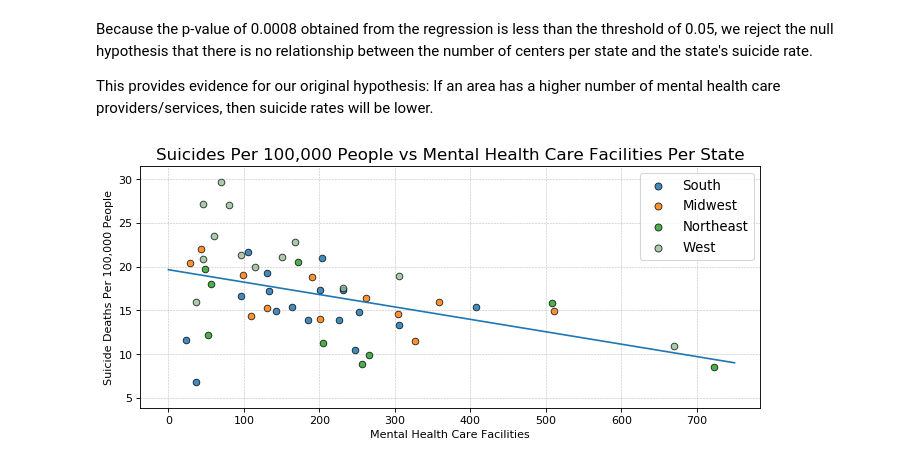
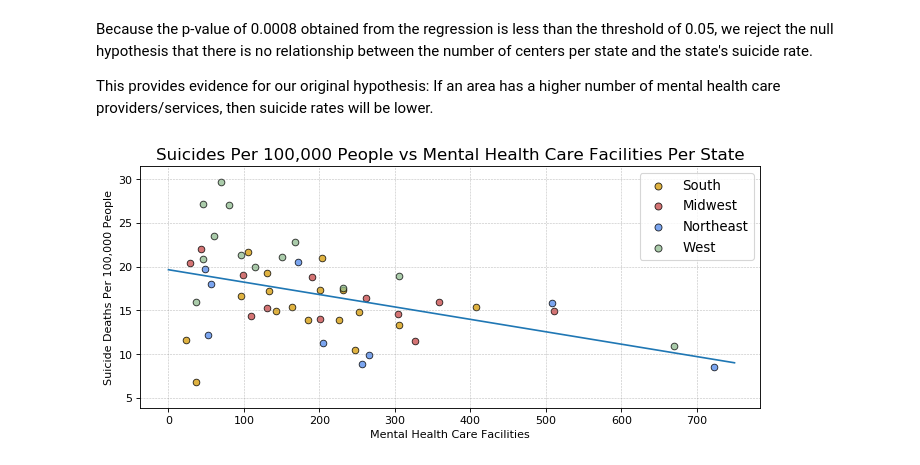
Before and after one commit to ericaleon/mental-health, a Jupyter notebook: Analysis.ipynb, the cells around one changed output. Saved outputs shown, nothing was run; the diff lists cells and outputs as text; code cells hidden in the pictures.

Commit message:
Revised Sex Region Rate Pie Charts

```diff
--- a/Analysis.ipynb
+++ b/Analysis.ipynb
@@ -906,40 +947,40 @@ This provides evidence for our original hypothesis: If an area has a higher numb
 # %%
 plt.figure(figsize=(10, 4), dpi=80)
 
-plt.scatter(region_south["Per Capita"], region_south["Crude Rate"], marker="o", alpha=.85, linewidth=.75, edgecolors="black", label="South")
-plt.scatter(region_midwest["Per Capita"], region_midwest["Crude Rate"], marker="o", alpha=.85, linewidth=.75, edgecolors="black", label="Midwest")
-plt.scatter(region_northeast["Per Capita"], region_northeast["Crude Rate"], marker="o", alpha=.85, linewidth=.75, edgecolors="black", label="Northeast")
+plt.scatter(region_south["Per Capita"], region_south["Crude Rate"], marker="o", alpha=.85, color="goldenrod", linewidth=.75, edgecolors="black", label="South")
+plt.scatter(region_midwest["Per Capita"], region_midwest["Crude Rate"], marker="o", alpha=.85, linewidth=.75, color="indianred", edgecolors="black", label="Midwest")
+plt.scatter(region_northeast["Per Capita"], region_northeast["Crude Rate"], marker="o", alpha=.85, linewidth=.75, color="cornflowerblue", edgecolors="black", label="Northeast")
 plt.scatter(region_west["Per Capita"], region_west["Crude Rate"], marker="o", color="darkseagreen", alpha=.75, linewidth=.85, edgecolors="black", label="West")
 
 reg_x = arange(0, 750, 0.1)
 reg_y = reg_x * slope + intercept
 
 plt.plot(reg_x, reg_y)
 
 # Size the plot
 plot_margin = -2
 
 x0, x1, y0, y1 = plt.axis()
 plt.axis((x0 + .25,
           x1 - 3.25,
           y0 - 1.75,
           y1 + .5))
 
 # Label the plot
 plt.title("Suicides Per 100,000 People vs Mental Health Care Facilities Per State", horizontalalignment="center", fontsize=15)
 plt.xlabel("Mental Health Care Facilities")
 plt.ylabel("Suicide Deaths Per 100,000 People")
 
 # Format the grid
 plt.grid(color='grey', linestyle='--', linewidth=.5, alpha=.5)
 # plt.legend(loc=(.8, .1))
 lgnd = plt.legend(loc="best", scatterpoints=1, fontsize=12)
 lgnd.legendHandles[0]._sizes = [40]
 lgnd.legendHandles[1]._sizes = [40]
 lgnd.legendHandles[2]._sizes = [40]
 lgnd.legendHandles[3]._sizes = [40]
 # Show the plot
 plt.savefig('output/scatter_regression.png')
 plt.show()
 # %% [output]
-[figure, old version]
+[figure, new version]
```
Also changed, not shown: parts of 4 cells of this notebook, 2 other files.
